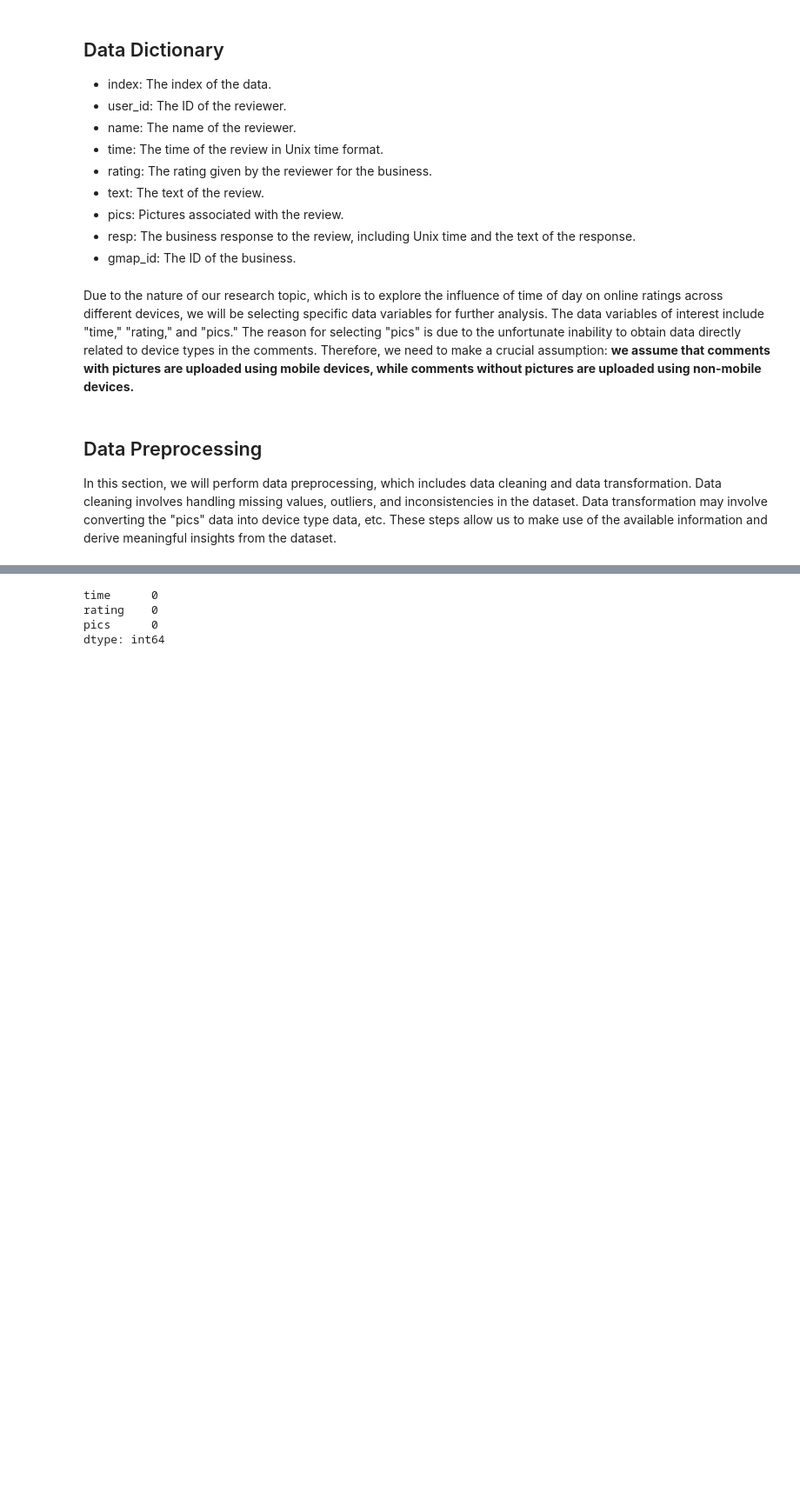
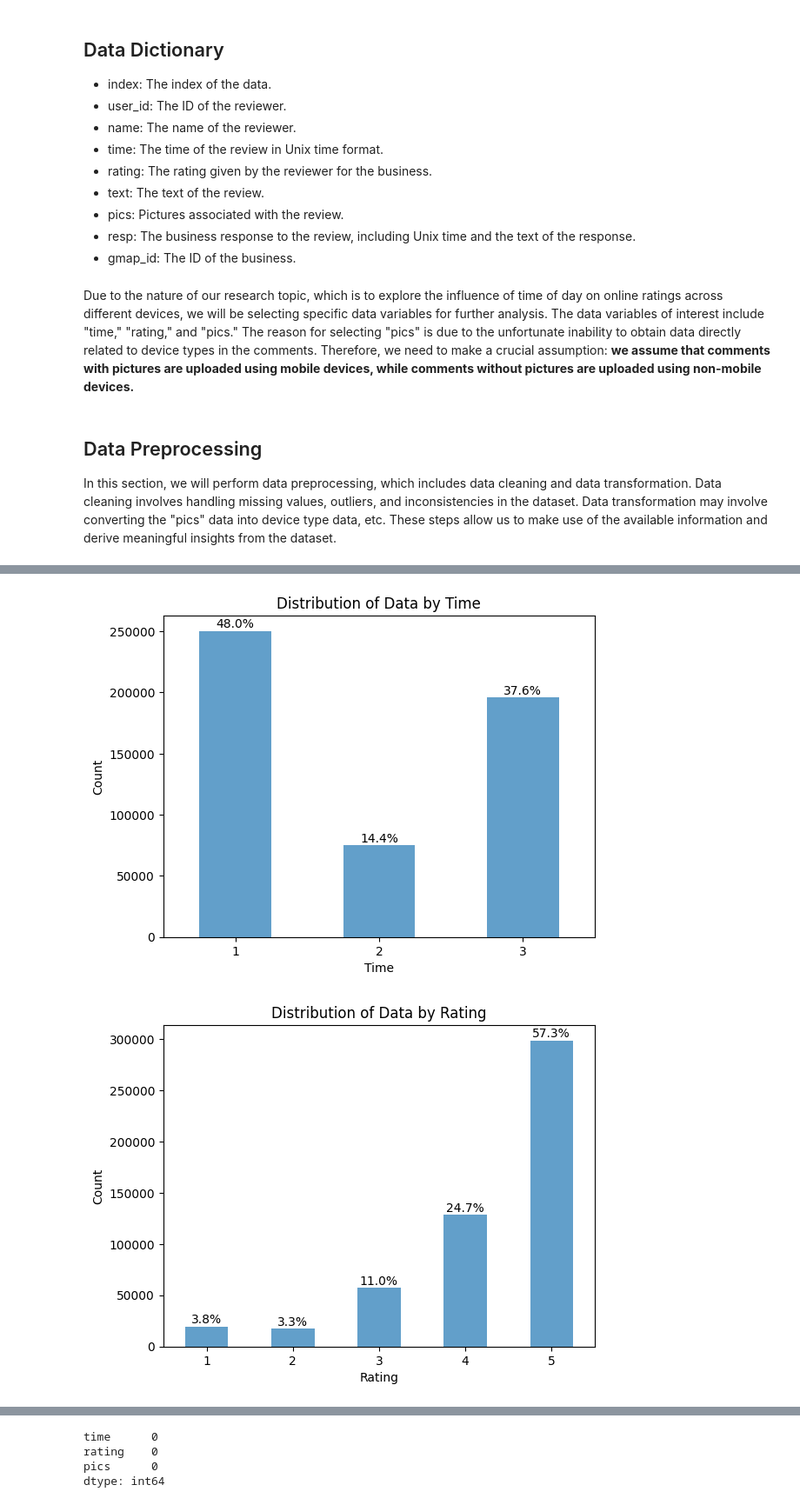
Before and after one commit to SkywingsWang/Masters-Degree-Dissertation, a Jupyter notebook: dissertation.ipynb, the cells around one changed output, grey strips where cells are left out. Shown at 87% size. Cells and saved outputs as stored; diff of their text form; code cells hidden in the pictures; blank space fills up the shorter version.

```diff
--- a/dissertation.ipynb
+++ b/dissertation.ipynb
@@ -82,13 +83,15 @@ Due to the nature of our research topic, which is to explore the influence of ti
 
 In this section, we will perform data preprocessing, which includes data cleaning and data transformation. Data cleaning involves handling missing values, outliers, and inconsistencies in the dataset. Data transformation may involve converting the "pics" data into device type data, etc. These steps allow us to make use of the available information and derive meaningful insights from the dataset.
 # %%
+# Label encoding and one-hot encoding
 data_modified = (
     data_raw
     .assign(time=lambda x: pd.to_datetime(x['time'], unit='ms').dt.hour)
-    # [1,2,3] represents ['Morning', 'Noon', 'Evening']
+    # time[1,2,3] represents ['Morning', 'Noon', 'Evening']
     .assign(time=lambda x: pd.cut(x['time'], bins=[0, 8, 16, 24], labels=[1,2,3], right=False))
-    .assign(pics=lambda x: x['pics'].notnull().astype(int))
-    .filter(['time', 'rating', 'pics'])
+    # device[0,1] represents ['Non-mobile device', 'Mobile devices']
+    .assign(device=lambda x: x['pics'].notnull().astype(int))
+    .filter(['time', 'rating', 'device'])
 )
 
 print(data_modified[:10])
@@ -140,0 +110,42 @@ plt.show()
+# %%
+# Histogram for data distribution by time
+counts = data_modified['time'].value_counts().sort_index()
+counts.plot(kind='bar', alpha=0.7)
+plt.xlabel('Time')
+plt.ylabel('Count')
+plt.title('Distribution of Data by Time')
+plt.xticks(rotation=0)  # Rotate x-axis labels
+
+for i, v in enumerate(counts):
+    plt.text(i, v + 0.01 * counts.max(), f'{v / counts.sum() * 100:.1f}%', ha='center')
+
+plt.show()
+
+# Histogram for data distribution by rating
+counts = data_modified['rating'].value_counts().sort_index()
+counts.plot(kind='bar', alpha=0.7)
+plt.xlabel('Rating')
+plt.ylabel('Count')
+plt.title('Distribution of Data by Rating')
+plt.xticks(rotation=0)  # Rotate x-axis labels
+
+for i, v in enumerate(counts):
+    plt.text(i, v + 0.01 * counts.max(), f'{v / counts.sum() * 100:.1f}%', ha='center')
+
+plt.show()
+
+# Histogram for data distribution by devices
+counts = data_modified['device'].value_counts().sort_index()
+counts.plot(kind='bar', alpha=0.7)
+plt.xlabel('Device')
+plt.ylabel('Count')
+plt.title('Distribution of Data by Device')
+plt.xticks(rotation=0)  # Rotate x-axis labels
+
+for i, v in enumerate(counts):
+    plt.text(i, v + 0.01 * counts.max(), f'{v / counts.sum() * 100:.1f}%', ha='center')
+
+plt.show()
+# %% [output]
+[figure, added]
+[figure, added]
```
Also changed, not shown: parts of 29 cells of this notebook.
